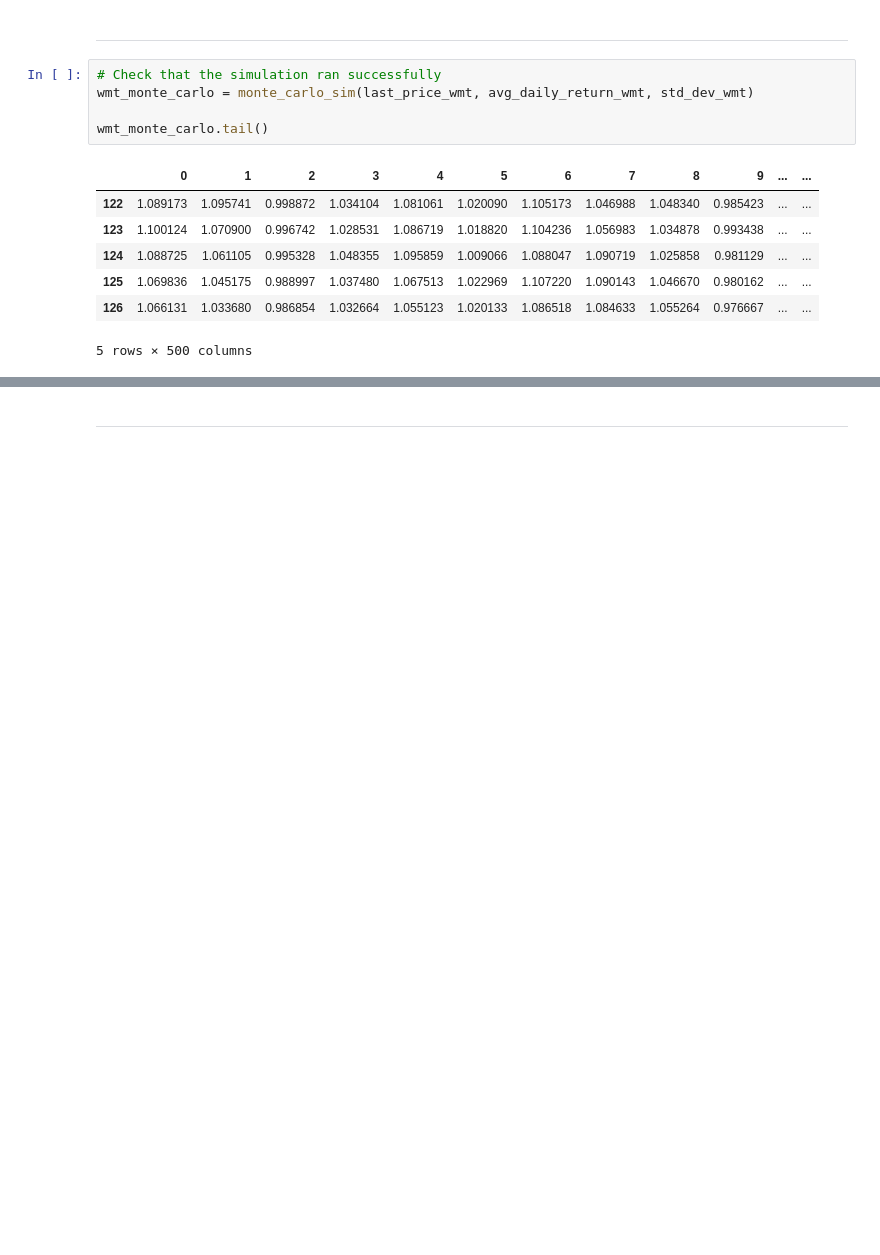
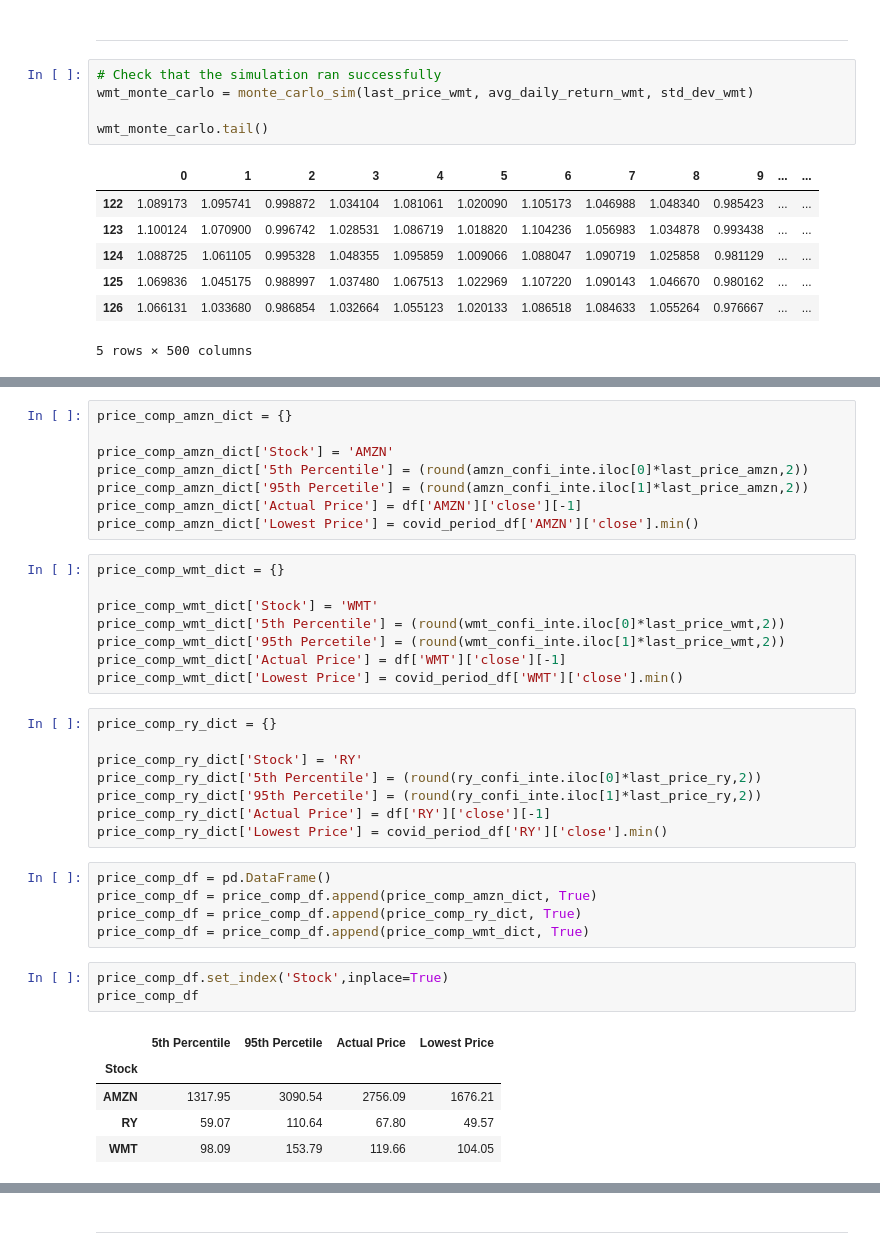
Before and after one commit to lizie29u/Project_1-Exploring-Stock-Data, a Jupyter notebook: Project_1.ipynb, the cells around one changed output, grey strips where cells are left out. Drawn from its saved outputs; the diff is of its cells as text; blank space fills up the shorter version.

```diff
--- a/Project_1.ipynb
+++ b/Project_1.ipynb
@@ -511,0 +488,38 @@ Name: 126, dtype: float64
+# %%
+price_comp_amzn_dict = {}
+
+price_comp_amzn_dict['Stock'] = 'AMZN'
+price_comp_amzn_dict['5th Percentile'] = (round(amzn_confi_inte.iloc[0]*last_price_amzn,2))
+price_comp_amzn_dict['95th Percetile'] = (round(amzn_confi_inte.iloc[1]*last_price_amzn,2))
+price_comp_amzn_dict['Actual Price'] = df['AMZN']['close'][-1]
+price_comp_amzn_dict['Lowest Price'] = covid_period_df['AMZN']['close'].min()
+# %%
+price_comp_wmt_dict = {}
+
+price_comp_wmt_dict['Stock'] = 'WMT'
+price_comp_wmt_dict['5th Percentile'] = (round(wmt_confi_inte.iloc[0]*last_price_wmt,2))
+price_comp_wmt_dict['95th Percetile'] = (round(wmt_confi_inte.iloc[1]*last_price_wmt,2))
+price_comp_wmt_dict['Actual Price'] = df['WMT']['close'][-1]
+price_comp_wmt_dict['Lowest Price'] = covid_period_df['WMT']['close'].min()
+# %%
+price_comp_ry_dict = {}
+
+price_comp_ry_dict['Stock'] = 'RY'
+price_comp_ry_dict['5th Percentile'] = (round(ry_confi_inte.iloc[0]*last_price_ry,2))
+price_comp_ry_dict['95th Percetile'] = (round(ry_confi_inte.iloc[1]*last_price_ry,2))
+price_comp_ry_dict['Actual Price'] = df['RY']['close'][-1]
+price_comp_ry_dict['Lowest Price'] = covid_period_df['RY']['close'].min()
+# %%
+price_comp_df = pd.DataFrame()
+price_comp_df = price_comp_df.append(price_comp_amzn_dict, True)
+price_comp_df = price_comp_df.append(price_comp_ry_dict, True)
+price_comp_df = price_comp_df.append(price_comp_wmt_dict, True)
+# %%
+price_comp_df.set_index('Stock',inplace=True)
+price_comp_df
+# %% [output]
+|  | 5th Percentile | 95th Percetile | Actual Price | Lowest Price |
+| Stock |  |  |  |  |
+| AMZN | 1317.95 | 3090.54 | 2756.09 | 1676.21 |
+| RY | 59.07 | 110.64 | 67.80 | 49.57 |
+| WMT | 98.09 | 153.79 | 119.66 | 104.05 |
```
Also changed, not shown: parts of 31 cells of this notebook, 1 other file.
